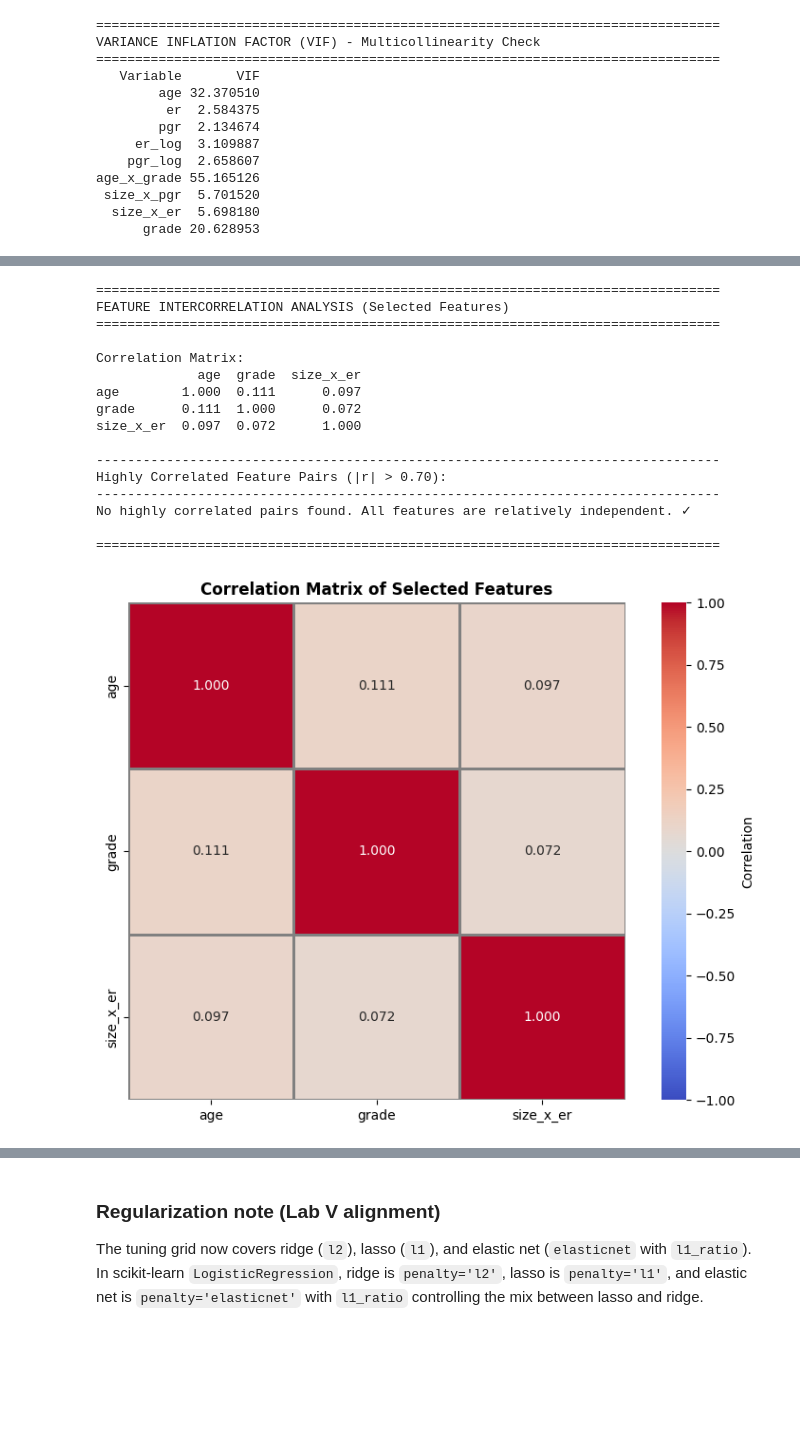
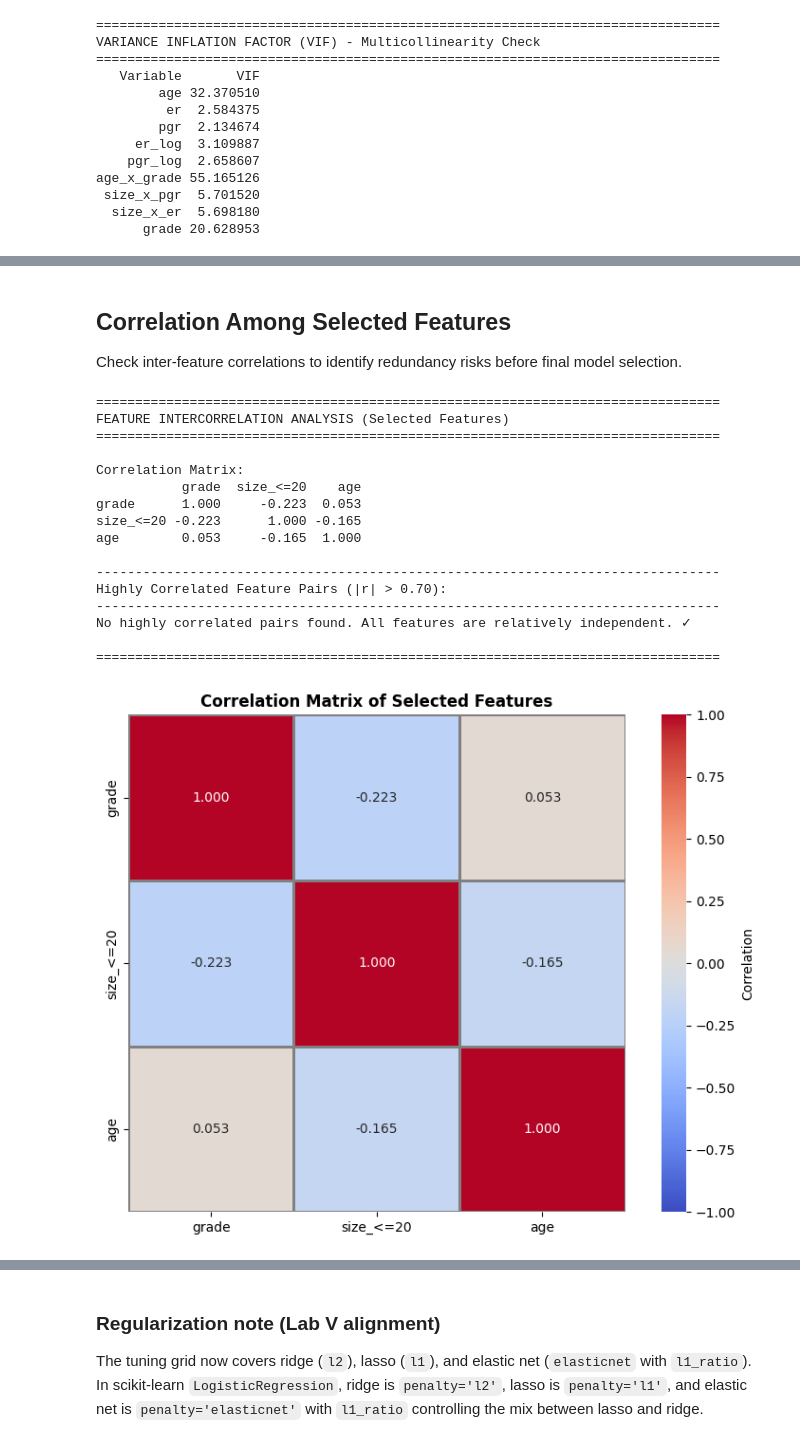
Before and after one commit to baricio00/Health-Informatics-2025-26, a Jupyter notebook: task1/task1_node_zero.ipynb, the cells around one changed output, grey strips where cells are left out. Cells and saved outputs as stored; diff of their text form; code cells hidden in the pictures; blank space fills up the shorter version.

Commit message:
Model improved significantly

```diff
--- a/task1/task1_node_zero.ipynb
+++ b/task1/task1_node_zero.ipynb
@@ -447,8 +460,8 @@ from sklearn.compose import ColumnTransformer
 from sklearn.pipeline import Pipeline
 
 # 1. Define Features
-numerical = ['grade', 'age', 'size_x_er']
-categorical = ['pgr_cat']
+numerical = ['grade', 'age', 'er_log']
+categorical = ['pgr_cat', 'size']
 
 # 2. Define Pipelines
 num_pipe = Pipeline([
@@ -937,6 +1015,10 @@ size_x_er  0.6625 0.3318   0.7105    0.3947 0.6000   0.4762
 
 
 ================================================================================
+# %% [markdown]
+## Correlation Among Selected Features
+
+Check inter-feature correlations to identify redundancy risks before final model selection.
 # %%
 # --- CORRELATION & MULTICOLLINEARITY AMONG SELECTED FEATURES (VALIDATION SET) ---
 print("=" * 80)
@@ -944,6 +1026,13 @@ print("FEATURE INTERCORRELATION ANALYSIS (Selected Features)")
 print("=" * 80 + "\n")
 
 X_selected = X_val[final_features]
+
+# Drop zero-variance columns to avoid NaN correlations
+zero_var_cols = X_selected.columns[X_selected.nunique() <= 1].tolist()
+if zero_var_cols:
+    print(f"Note: Dropping zero-variance features in validation: {zero_var_cols}")
+    X_selected = X_selected.drop(columns=zero_var_cols)
+
 corr_matrix = X_selected.corr()
 
 print("Correlation Matrix:")
@@ -955,13 +1044,13 @@ print("Highly Correlated Feature Pairs (|r| > 0.70):")
 print("-" * 80)
 
 high_corr_pairs = []
-for i in range(len(final_features)):
-    for j in range(i + 1, len(final_features)):
+for i in range(len(X_selected.columns)):
+    for j in range(i + 1, len(X_selected.columns)):
         corr_val = corr_matrix.iloc[i, j]
         if abs(corr_val) > 0.70:
             high_corr_pairs.append({
-                'Feature 1': final_features[i],
-                'Feature 2': final_features[j],
+                'Feature 1': X_selected.columns[i],
+                'Feature 2': X_selected.columns[j],
                 'Correlation': f"{corr_val:.4f}",
                 'Redundancy Risk': 'HIGH' if abs(corr_val) > 0.85 else 'MODERATE',
             })
@@ -972,35 +1061,35 @@ if high_corr_pairs:
     print("\n**ACTION:** For highly correlated pairs, keep the feature with:")
     print("  1. Higher univariate ROC-AUC")
     print("  2. Higher coefficient magnitude in the final model")
     print("  3. Greater clinical relevance")
 else:
     print("No highly correlated pairs found. All features are relatively independent. ✓")
 
 # Plot correlation heatmap
 print("\n" + "=" * 80)
 
 fig, ax = plt.subplots(figsize=(8, 6))
 sns.heatmap(corr_matrix, annot=True, fmt='.3f', cmap='coolwarm', center=0,
             cbar_kws={'label': 'Correlation'}, ax=ax, vmin=-1, vmax=1,
             square=True, linewidths=1, linecolor='gray')
 ax.set_title('Correlation Matrix of Selected Features', fontsize=12, fontweight='bold')
 plt.tight_layout()
 plt.show()
 # %% [output]
 ================================================================================
 FEATURE INTERCORRELATION ANALYSIS (Selected Features)
 ================================================================================
 
 Correlation Matrix:
-             age  grade  size_x_er
-age        1.000  0.111      0.097
-grade      0.111  1.000      0.072
-size_x_er  0.097  0.072      1.000
+           grade  size_<=20    age
+grade      1.000     -0.223  0.053
+size_<=20 -0.223      1.000 -0.165
+age        0.053     -0.165  1.000
 
 --------------------------------------------------------------------------------
 Highly Correlated Feature Pairs (|r| > 0.70):
 --------------------------------------------------------------------------------
 No highly correlated pairs found. All features are relatively independent. ✓
 
 ================================================================================
-[figure, old version]
+[figure, new version]
```
Also changed, not shown: parts of 36 cells of this notebook.
